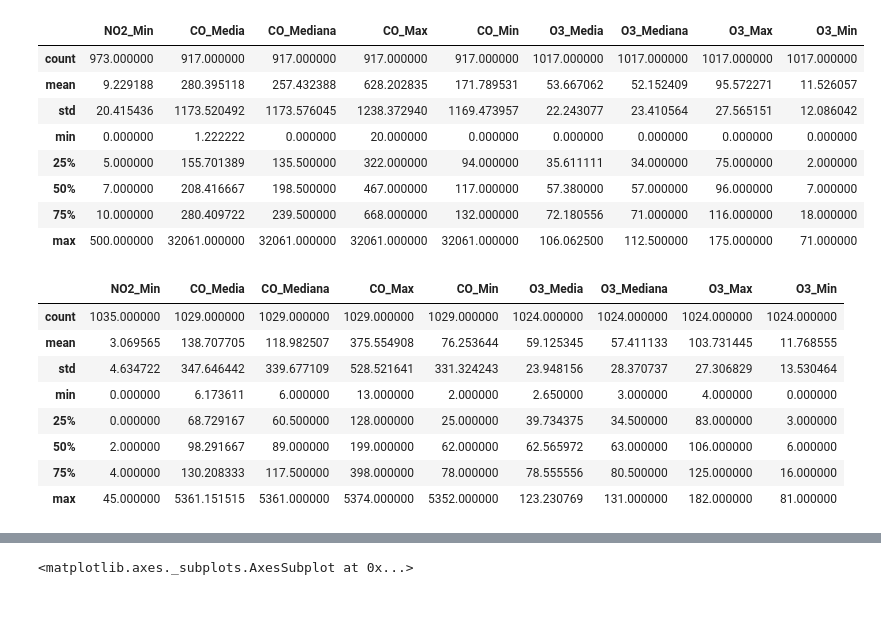
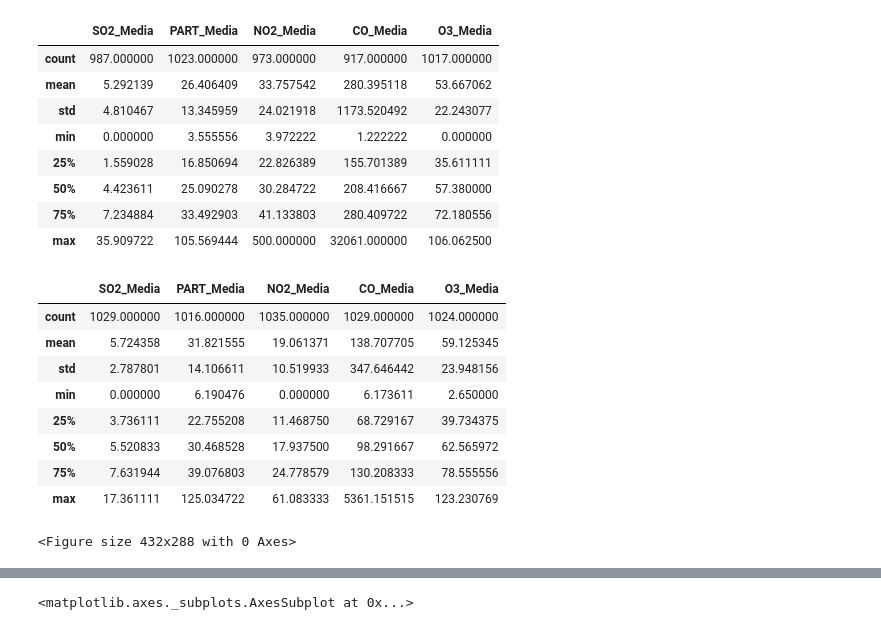
Before and after one commit to leovs21/TFM_Analisis-predictivo-de-la-contaminacion-en-Granada, a Jupyter notebook: Analisis Descriptivo Contaminacion.ipynb, the cells around one changed output, grey strips where cells are left out. Drawn from its saved outputs; the diff is of its cells as text; code cells hidden in the pictures.

```diff
--- a/Analisis Descriptivo Contaminacion.ipynb
+++ b/Analisis Descriptivo Contaminacion.ipynb
@@ -38,29 +142,31 @@ df_tablaGN[['NO2_Min', 'CO_Media', 'CO_Mediana', 'CO_Max', 'CO_Min', 'O3_Media',
 # %%
 #df_tablaPC[['SO2_Media','SO2_Mediana','SO2_Max','SO2_Min','PART_Media','PART_Mediana','PART_Max','PART_Min','NO2_Media', 'NO2_Mediana', 'NO2_Max']].describe()
-df_tablaPC[['NO2_Min', 'CO_Media', 'CO_Mediana', 'CO_Max', 'CO_Min', 'O3_Media', 'O3_Mediana', 'O3_Max', 'O3_Min']].describe()
+#df_tablaPC[['NO2_Min', 'CO_Media', 'CO_Mediana', 'CO_Max', 'CO_Min', 'O3_Media', 'O3_Mediana', 'O3_Max', 'O3_Min']].describe()
+df_tablaPC[['SO2_Media', 'PART_Media', 'NO2_Media', 'CO_Media', 'O3_Media']].describe()
 # %% [output]
-|  | NO2_Min | CO_Media | CO_Mediana | CO_Max | CO_Min | O3_Media | O3_Mediana | O3_Max | O3_Min |
-| count | 973.000000 | 917.000000 | 917.000000 | 917.000000 | 917.000000 | 1017.000000 | 1017.000000 | 1017.000000 | 1017.000000 |
-| mean | 9.229188 | 280.395118 | 257.432388 | 628.202835 | 171.789531 | 53.667062 | 52.152409 | 95.572271 | 11.526057 |
-| std | 20.415436 | 1173.520492 | 1173.576045 | 1238.372940 | 1169.473957 | 22.243077 | 23.410564 | 27.565151 | 12.086042 |
-| min | 0.000000 | 1.222222 | 0.000000 | 20.000000 | 0.000000 | 0.000000 | 0.000000 | 0.000000 | 0.000000 |
-| 25% | 5.000000 | 155.701389 | 135.500000 | 322.000000 | 94.000000 | 35.611111 | 34.000000 | 75.000000 | 2.000000 |
-| 50% | 7.000000 | 208.416667 | 198.500000 | 467.000000 | 117.000000 | 57.380000 | 57.000000 | 96.000000 | 7.000000 |
-| 75% | 10.000000 | 280.409722 | 239.500000 | 668.000000 | 132.000000 | 72.180556 | 71.000000 | 116.000000 | 18.000000 |
-| max | 500.000000 | 32061.000000 | 32061.000000 | 32061.000000 | 32061.000000 | 106.062500 | 112.500000 | 175.000000 | 71.000000 |
+|  | SO2_Media | PART_Media | NO2_Media | CO_Media | O3_Media |
+| count | 987.000000 | 1023.000000 | 973.000000 | 917.000000 | 1017.000000 |
+| mean | 5.292139 | 26.406409 | 33.757542 | 280.395118 | 53.667062 |
+| std | 4.810467 | 13.345959 | 24.021918 | 1173.520492 | 22.243077 |
+| min | 0.000000 | 3.555556 | 3.972222 | 1.222222 | 0.000000 |
+| 25% | 1.559028 | 16.850694 | 22.826389 | 155.701389 | 35.611111 |
+| 50% | 4.423611 | 25.090278 | 30.284722 | 208.416667 | 57.380000 |
+| 75% | 7.234884 | 33.492903 | 41.133803 | 280.409722 | 72.180556 |
+| max | 35.909722 | 105.569444 | 500.000000 | 32061.000000 | 106.062500 |
 # %%
 #df_tablaCD[['SO2_Media','SO2_Mediana','SO2_Max','SO2_Min','PART_Media','PART_Mediana','PART_Max','PART_Min','NO2_Media', 'NO2_Mediana', 'NO2_Max']].describe()
-df_tablaCD[['NO2_Min', 'CO_Media', 'CO_Mediana', 'CO_Max', 'CO_Min', 'O3_Media', 'O3_Mediana', 'O3_Max', 'O3_Min']].describe()
+#df_tablaCD[['NO2_Min', 'CO_Media', 'CO_Mediana', 'CO_Max', 'CO_Min', 'O3_Media', 'O3_Mediana', 'O3_Max', 'O3_Min']].describe()
+df_tablaCD[['SO2_Media', 'PART_Media', 'NO2_Media', 'CO_Media', 'O3_Media']].describe()
 # %% [output]
-|  | NO2_Min | CO_Media | CO_Mediana | CO_Max | CO_Min | O3_Media | O3_Mediana | O3_Max | O3_Min |
-| count | 1035.000000 | 1029.000000 | 1029.000000 | 1029.000000 | 1029.000000 | 1024.000000 | 1024.000000 | 1024.000000 | 1024.000000 |
-| mean | 3.069565 | 138.707705 | 118.982507 | 375.554908 | 76.253644 | 59.125345 | 57.411133 | 103.731445 | 11.768555 |
-| std | 4.634722 | 347.646442 | 339.677109 | 528.521641 | 331.324243 | 23.948156 | 28.370737 | 27.306829 | 13.530464 |
-| min | 0.000000 | 6.173611 | 6.000000 | 13.000000 | 2.000000 | 2.650000 | 3.000000 | 4.000000 | 0.000000 |
-| 25% | 0.000000 | 68.729167 | 60.500000 | 128.000000 | 25.000000 | 39.734375 | 34.500000 | 83.000000 | 3.000000 |
-| 50% | 2.000000 | 98.291667 | 89.000000 | 199.000000 | 62.000000 | 62.565972 | 63.000000 | 106.000000 | 6.000000 |
-| 75% | 4.000000 | 130.208333 | 117.500000 | 398.000000 | 78.000000 | 78.555556 | 80.500000 | 125.000000 | 16.000000 |
-| max | 45.000000 | 5361.151515 | 5361.000000 | 5374.000000 | 5352.000000 | 123.230769 | 131.000000 | 182.000000 | 81.000000 |
+|  | SO2_Media | PART_Media | NO2_Media | CO_Media | O3_Media |
+| count | 1029.000000 | 1016.000000 | 1035.000000 | 1029.000000 | 1024.000000 |
+| mean | 5.724358 | 31.821555 | 19.061371 | 138.707705 | 59.125345 |
+| std | 2.787801 | 14.106611 | 10.519933 | 347.646442 | 23.948156 |
+| min | 0.000000 | 6.190476 | 0.000000 | 6.173611 | 2.650000 |
+| 25% | 3.736111 | 22.755208 | 11.468750 | 68.729167 | 39.734375 |
+| 50% | 5.520833 | 30.468528 | 17.937500 | 98.291667 | 62.565972 |
+| 75% | 7.631944 | 39.076803 | 24.778579 | 130.208333 | 78.555556 |
+| max | 17.361111 | 125.034722 | 61.083333 | 5361.151515 | 123.230769 |
 # %%
 ## Representacion grafica contaminacion
 # %%
@@ -69,3 +175,17 @@ df_tablaCD[['NO2_Min', 'CO_Media', 'CO_Mediana', 'CO_Max', 'CO_Min', 'O3_Media',
 df_tablaGN["mes"] = df_tablaGN["fecha"].str[5:7]
 df_tablaPC["mes"] = df_tablaPC["fecha"].str[5:7]
 df_tablaCD["mes"] = df_tablaCD["fecha"].str[5:7]
+# %%
+mean_tablaGN = df_tablaGN.groupby("mes")['SO2_Media'].mean()
+mean_tablaPC = df_tablaPC.groupby("mes")['SO2_Media'].mean()
+mean_tablaCD = df_tablaCD.groupby("mes")['SO2_Media'].mean()
+
+import matplotlib.pyplot as plt
+
+fig = plt.figure()
+#ax = mean_tablaGN.plot(kind='bar',grid=True)
+#ax2 = ax.twinx()
+ax2.plot(mean_tablaPC.values, linestyle='-', linewidth=2.0,color='red')
+plt.show();
+# %% [output]
+<Figure size 432x288 with 0 Axes>
```
Also changed, not shown: parts of 12 cells of this notebook.
